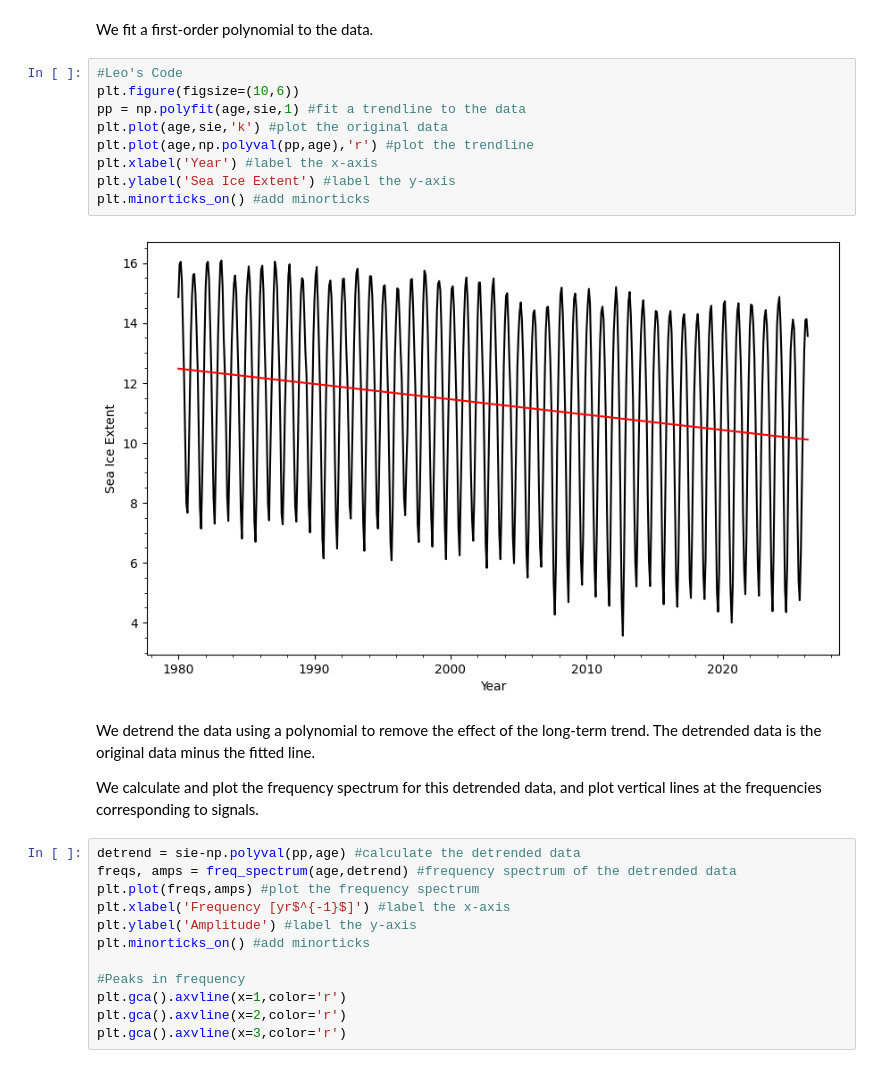
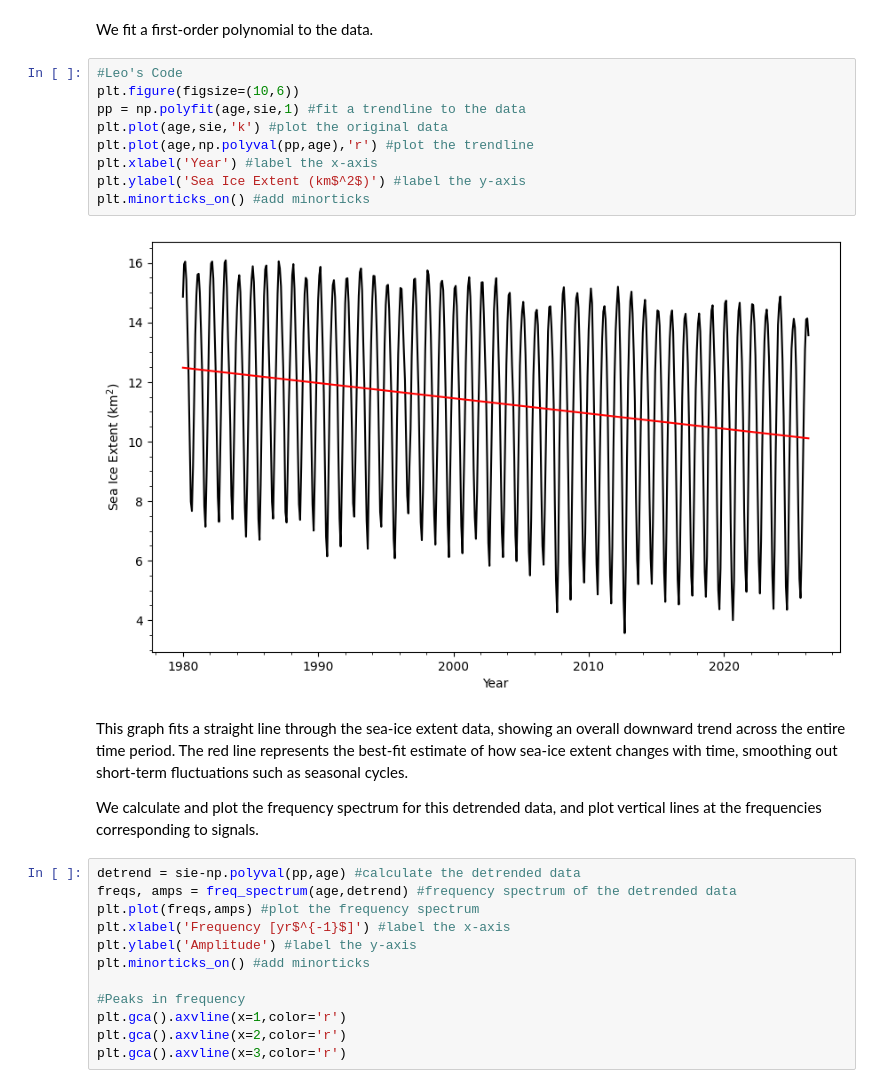
Before and after one commit to ep42south-star/EMSC2010_Oceans_Eleven_Variables_Group_Project_5, a Jupyter notebook: Ocean's_Eleven_Variables_Group_Project_5.ipynb, the cells around one changed output. Drawn from its saved outputs; the diff is of its cells as text.

```diff
--- a/Ocean's_Eleven_Variables_Group_Project_5.ipynb
+++ b/Ocean's_Eleven_Variables_Group_Project_5.ipynb
@@ -218,18 +216,18 @@ We fit a first-order polynomial to the data.
 # %%
 #Leo's Code
 plt.figure(figsize=(10,6))
 pp = np.polyfit(age,sie,1) #fit a trendline to the data
 plt.plot(age,sie,'k') #plot the original data
 plt.plot(age,np.polyval(pp,age),'r') #plot the trendline
 plt.xlabel('Year') #label the x-axis
-plt.ylabel('Sea Ice Extent') #label the y-axis
+plt.ylabel('Sea Ice Extent (km$^2$)') #label the y-axis
 plt.minorticks_on() #add minorticks
 # %% [output]
-[figure, old version]
+[figure, new version]
-# %% [markdown]
-We detrend the data using a polynomial to remove the effect of the long-term trend. The detrended data is the original data minus the fitted line.
-
-We calculate and plot the frequency spectrum for this detrended data, and plot vertical lines at the frequencies corresponding to signals.
+# %% [markdown]
+This graph fits a straight line through the sea‑ice extent data, showing an overall downward trend across the entire time period. The red line represents the best‑fit estimate of how sea‑ice extent changes with time, smoothing out short‑term fluctuations such as seasonal cycles.
+
+We calculate and plot the frequency spectrum for this detrended data, and plot vertical lines at the frequencies corresponding to signals.
 # %%
 detrend = sie-np.polyval(pp,age) #calculate the detrended data
 freqs, amps = freq_spectrum(age,detrend) #frequency spectrum of the detrended data
```
Also changed, not shown: parts of 9 cells of this notebook.
